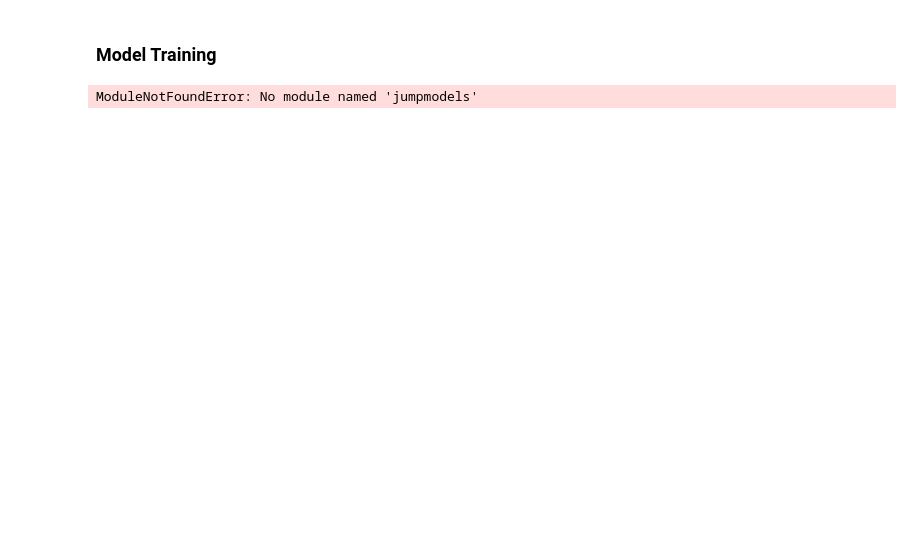
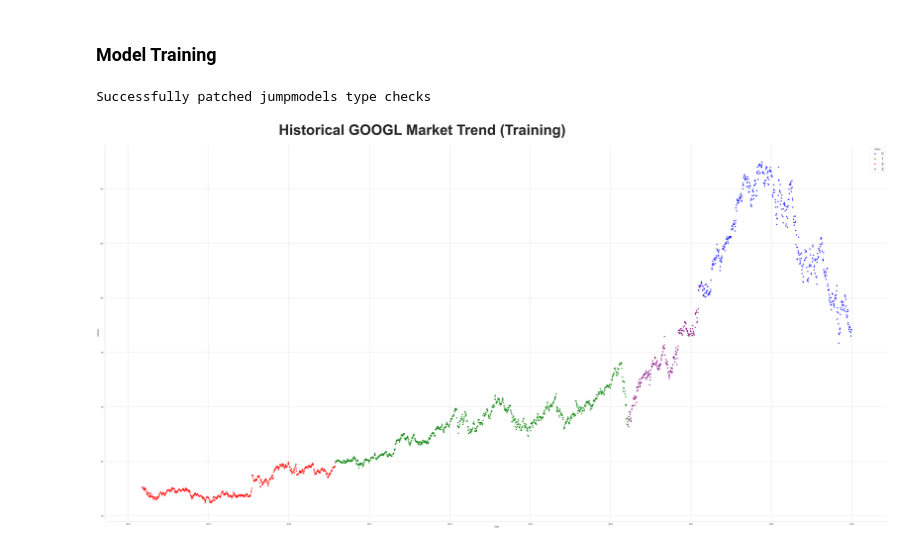
Before and after one commit to RaymondRaman/Stock-Market-Trend-Forecasting-with-Regime-and-Diffusion-Model, a Jupyter notebook: 4b. SJM_training&testing.ipynb, the cells around one changed output. Saved outputs shown, nothing was run; the diff lists cells and outputs as text; code cells hidden in the pictures; blank space fills up the shorter version.

Commit message:
Fixed SJM Error By a Wrapper

```diff
--- a/4b. SJM_training&testing.ipynb
+++ b/4b. SJM_training&testing.ipynb
@@ -9,7 +9,8 @@ config_data = load_config_file()
 stock_list = config_data['stock_dict']
 training_stock_df = load_training_data()
 
-# Import required modules
+# Import wrapper instead of directly importing from jumpmodels
+import jumpmodels_wrapper
 from jumpmodels.sparse_jump import SparseJumpModel
 from jumpmodels.preprocess import StandardScalerPD, DataClipperStd
 
@@ -26,7 +27,6 @@ def SJM_training(stock, train_df, n_components=2, max_feats=3, jump_penalty=50.0
     # Initialize and train SJM with recommended parameters
     model = SparseJumpModel(
         n_components=n_components,
-        max_feats=max_feats,
         jump_penalty=jump_penalty,
         max_iter=10000,
         random_state=42
@@ -34,35 +34,35 @@ def SJM_training(stock, train_df, n_components=2, max_feats=3, jump_penalty=50.0
 
     # Fit model with returns series for regime sorting
     ret_ser = train_df[stock]  # Ensure returns are calculated
     model.fit(features_processed, ret_ser=ret_ser, sort_by="cumret")
 
     # Get regime labels
     hidden_states = model.labels_
 
     # Build states DataFrame
     states = pd.DataFrame({
         'Date': train_df['date'],
         stock: train_df[stock],
         'states': hidden_states
     })
 
     # Visualize results
     plot_market_regime(states, stock)
 
-    return model, states
+    return model, states, scaler, clipper
 
 # Example usage
 stock = 'GOOGL'
 target_columns = config_data['selected_features_dict'][stock]
 train_df = training_stock_df[stock][target_columns]
 
 # Train with recommended parameters
-model, states = SJM_training(
+model, states, scaler, clipper = SJM_training(
     stock,
     train_df,
-    n_components=2,  # Reduced from 5 components (search results show better performance with 2)
-    max_feats=3,
+    n_components=4,
     jump_penalty=50.0
 )
 # %% [output]
-ModuleNotFoundError: No module named 'jumpmodels'
+Successfully patched jumpmodels type checks
+[figure, added]
```
Also changed, not shown: parts of 3 cells of this notebook, 4 other files.
